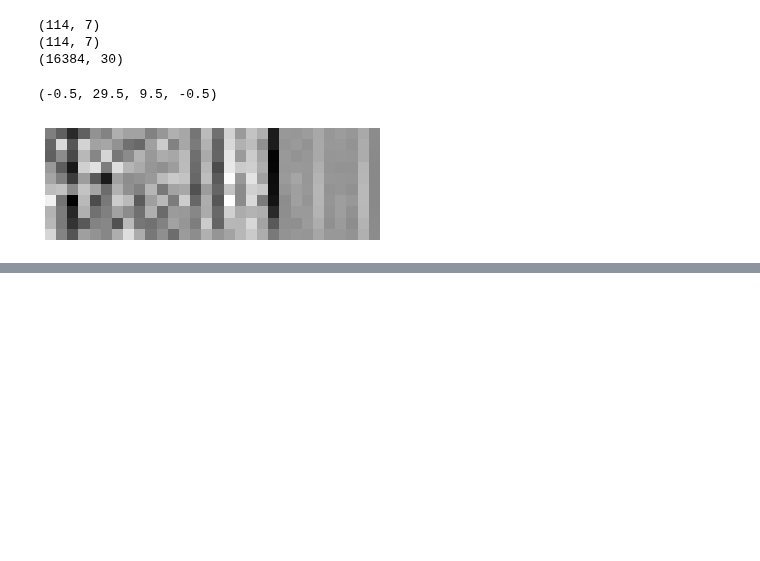
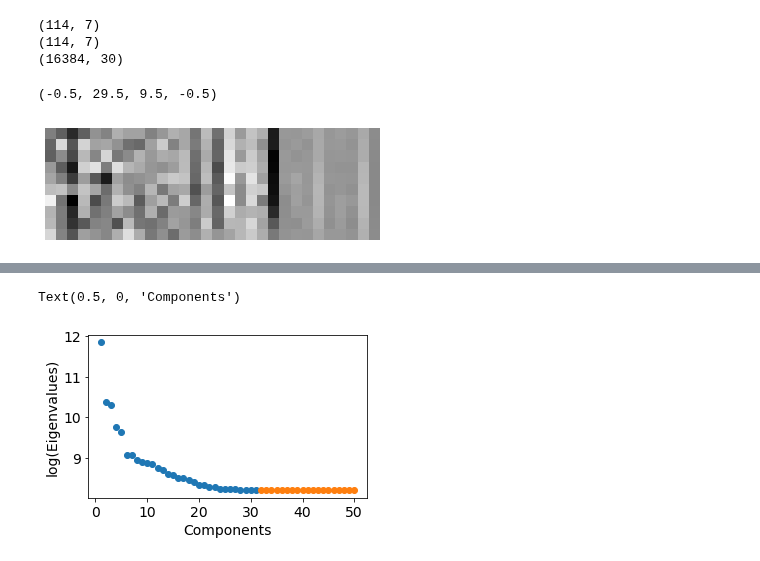
Before and after one commit to CY-Zhang/PyProcessingCodes, a Jupyter notebook: TensorDenoise/TensorVisulize_3Dvoxel.ipynb, the cells around one changed output, grey strips where cells are left out. Cells and saved outputs as stored; diff of their text form; code cells hidden in the pictures; blank space fills up the shorter version.

```diff
--- a/TensorDenoise/TensorVisulize_3Dvoxel.ipynb
+++ b/TensorDenoise/TensorVisulize_3Dvoxel.ipynb
@@ -96,0 +105,21 @@ plt.axis('off')
+# %%
+# Analysis eigenvalues
+temp = sio.loadmat('D:/2020/TensorSVD/ManuscriptRelated/SimulationData/DenoiseOutput_fullsize/SiDislocation/Simulation_noisy_SiDisl_slc5_1000FPS_eigenvalue.mat')
+
+fig = plt.figure(figsize=(5,3))
+
+e1 = temp['e1']
+e1 = e1[::-1]
+plt.plot(np.linspace(1,31,31),np.log(e1[0:31]),'o',linewidth='2')
+plt.plot(np.linspace(32,50,19),np.log(e1[31:50]),'o',linewidth='2')
+ax.tick_params(direction='in',labelsize = 14)
+plt.xticks(fontsize=14)
+plt.yticks(fontsize=14)
+# plt.axvline(x=33,color='r',ls='--')"
+plt.ylabel('log(Eigenvalues)',fontsize=14)
+plt.xlabel('Components',fontsize=14)
+# ax.text(5,8.4,'d',fontsize=20, color='black', fontweight='bold')
+# plt.title('rank($\it{r_x})_{optimal}$=33',color='red',fontsize=20)
+# %% [output]
+Text(0.5, 0, 'Components')
+[figure, added]
```
Also changed, not shown: parts of 5 cells of this notebook.
